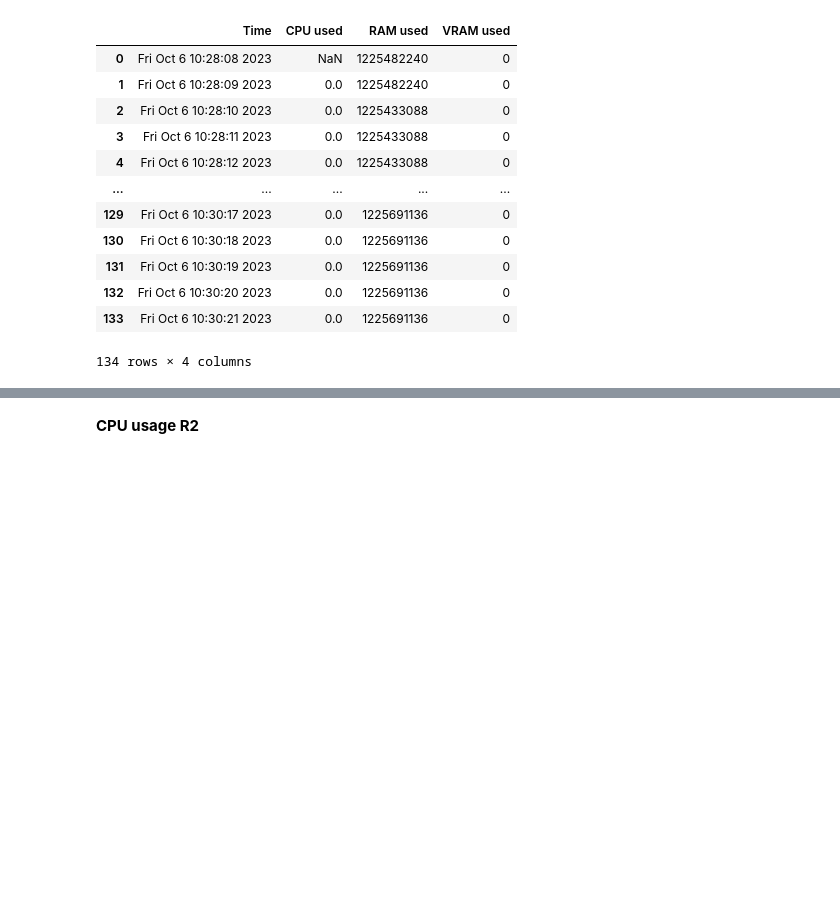
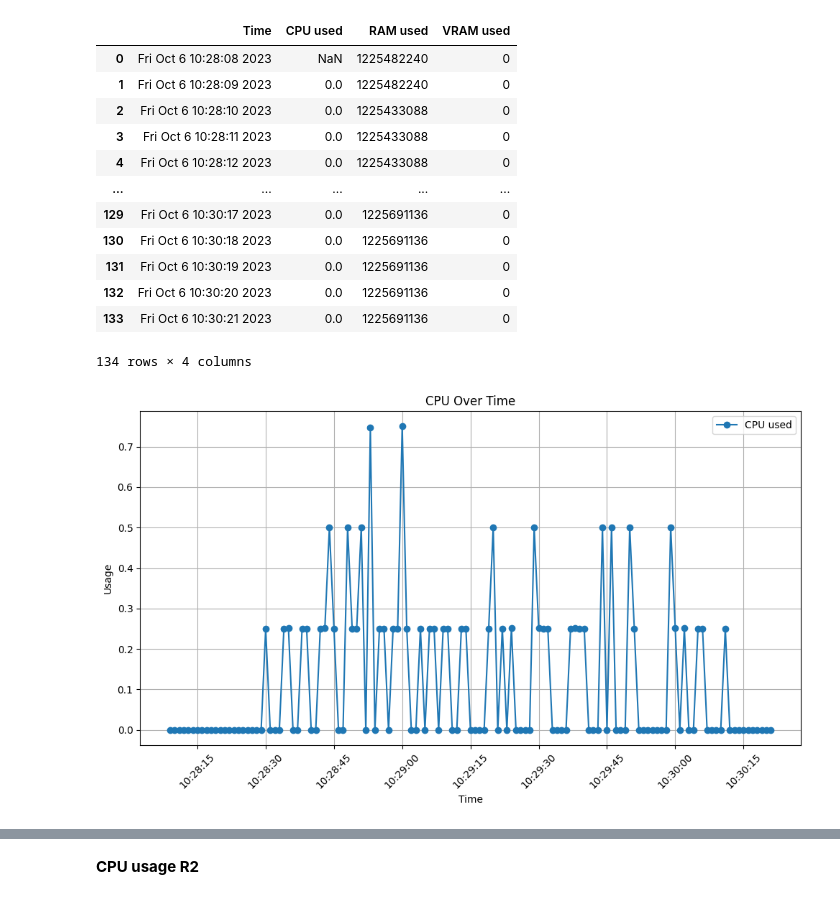
Before and after one commit to agnislur/ndn_project, a Jupyter notebook: OlahData.ipynb, the cells around one changed output, grey strips where cells are left out. Cells and saved outputs as stored; diff of their text form; code cells hidden in the pictures; blank space fills up the shorter version.

```diff
--- a/OlahData.ipynb
+++ b/OlahData.ipynb
@@ -376,21 +361,23 @@ sys32r1.dropna(subset=['CPU used'], inplace=True)
 # %%
 sys32r1['Time'] = pd.to_datetime(sys32r1['Time'])
 
 # Membuat plot line untuk kolom 'CPU used' dan 'Ram used'
 plt.figure(figsize=(10, 6))
-plt.plot(sys31r1['Time'], sys32r1['CPU used'], label='CPU used', marker='o')
+plt.plot(sys32r1['Time'], sys32r1['CPU used'], label='CPU used', marker='o')
 #plt.plot(sys21r2['Time'], sys21r2['RAM used'], label='Ram used', marker='o')
 
 # Menambahkan label dan judul
 plt.xlabel('Time')
 plt.ylabel('Usage')
 plt.title('CPU Over Time')
 
 # Menambahkan legenda
 plt.legend()
 
 # Menampilkan grafik
 plt.grid(True)
 plt.xticks(rotation=45)  # Memutar label sumbu x agar lebih terbaca
 plt.tight_layout()
 plt.show()
+# %% [output]
+[figure, added]
```
Also changed, not shown: parts of 11 cells of this notebook.
